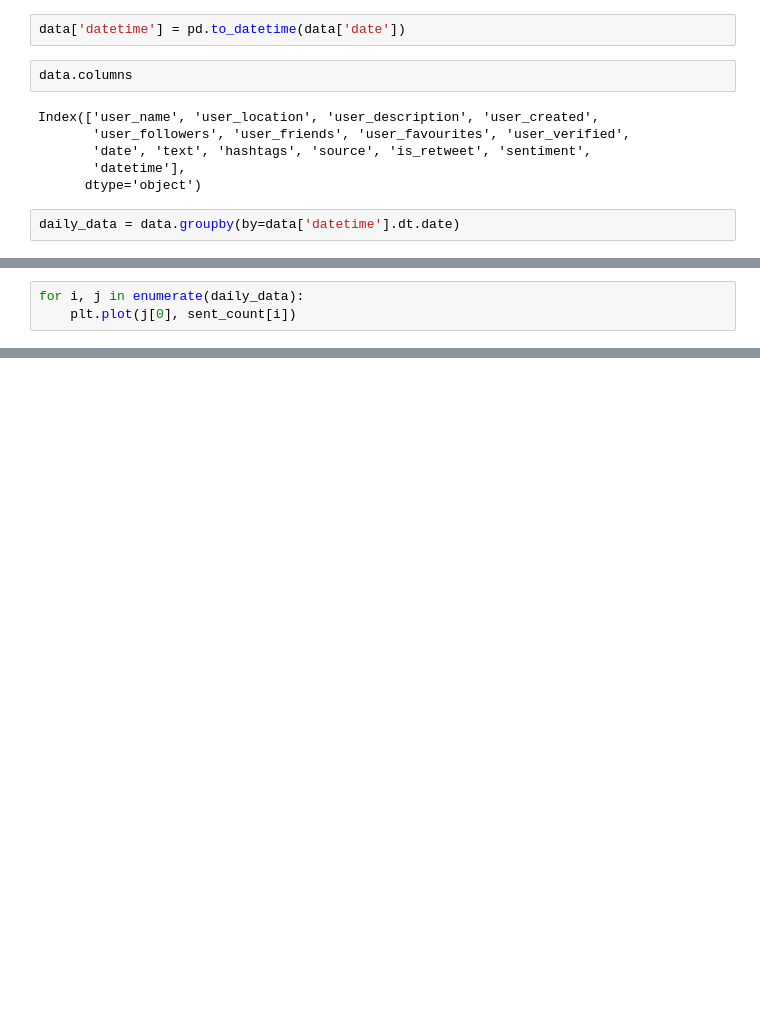
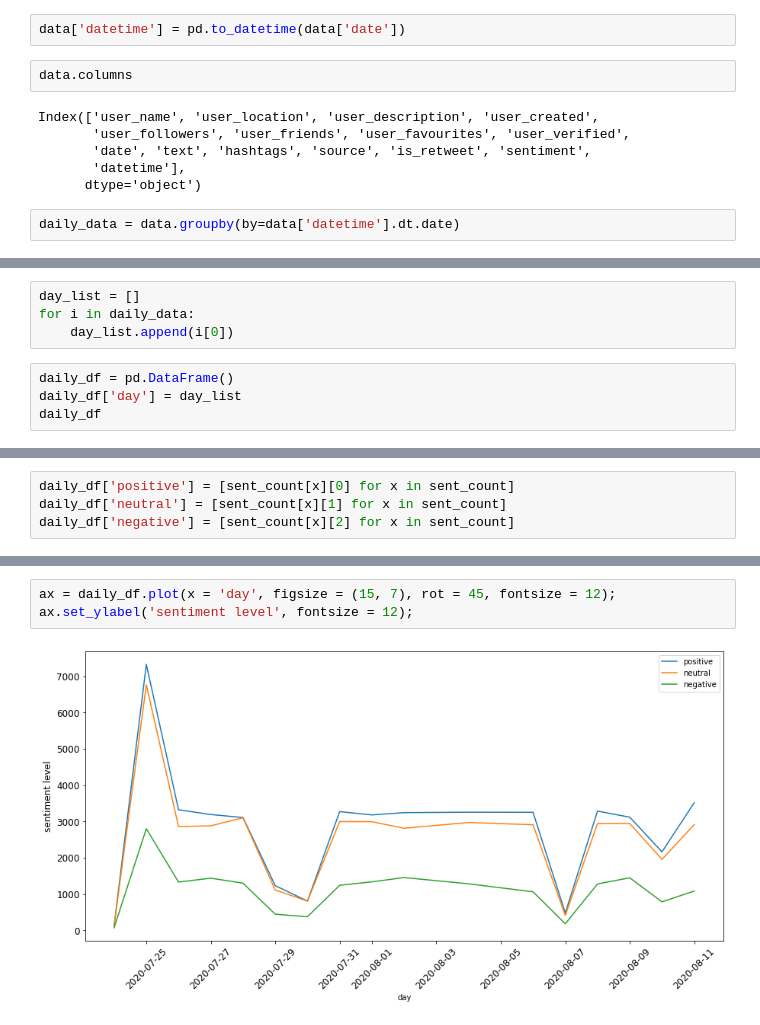
Before and after one commit to rjc89/Kaggle, a Jupyter notebook: COVID19_Twitter_sentiment/COVID19_Twitter_sentiment.ipynb, the cells around one changed output, grey strips where cells are left out. Cells and saved outputs as stored; diff of their text form; blank space fills up the shorter version.

```diff
--- a/COVID19_Twitter_sentiment/COVID19_Twitter_sentiment.ipynb
+++ b/COVID19_Twitter_sentiment/COVID19_Twitter_sentiment.ipynb
@@ -167,3 +167,0 @@ plt.legend()
-# %%
-for i, j in enumerate(daily_data):
-    plt.plot(j[0], sent_count[i])
@@ -172,0 +188,8 @@ ValueError: x and y must have same first dimension, but have shapes (1,) and (3,
+# %%
+day_list = []
+for i in daily_data:
+    day_list.append(i[0])
+# %%
+daily_df = pd.DataFrame()
+daily_df['day'] = day_list
+daily_df
@@ -172,0 +215,4 @@ ValueError: x and y must have same first dimension, but have shapes (1,) and (3,
+# %%
+daily_df['positive'] = [sent_count[x][0] for x in sent_count]
+daily_df['neutral'] = [sent_count[x][1] for x in sent_count]
+daily_df['negative'] = [sent_count[x][2] for x in sent_count]
@@ -172,0 +228,5 @@ ValueError: x and y must have same first dimension, but have shapes (1,) and (3,
+# %%
+ax = daily_df.plot(x = 'day', figsize = (15, 7), rot = 45, fontsize = 12);
+ax.set_ylabel('sentiment level', fontsize = 12);
+# %% [output]
+[figure, added]
```
Also changed, not shown: parts of 12 cells of this notebook.
